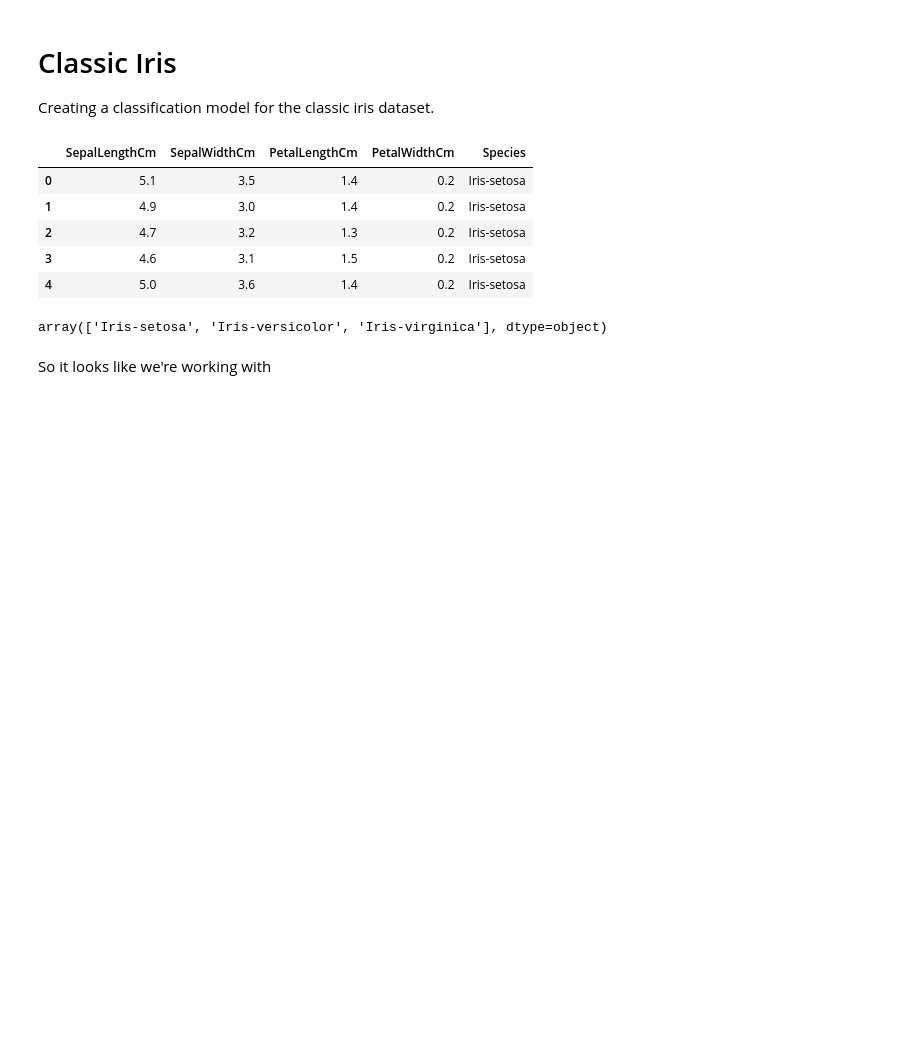
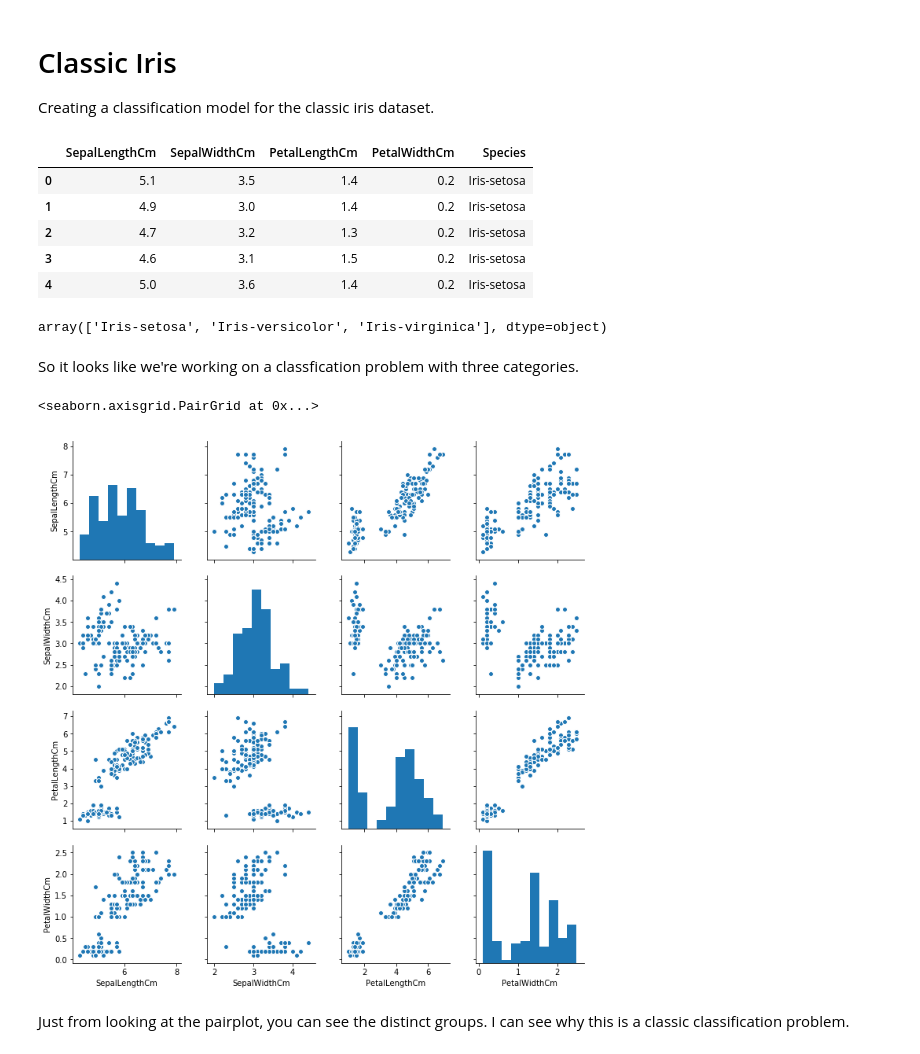
Before and after one commit to gkim98/ClassicIris, a Jupyter notebook: Classic Iris.ipynb, the cells around one changed output. Saved outputs shown, nothing was run; the diff lists cells and outputs as text; code cells hidden in the pictures; blank space fills up the shorter version.

Commit message:
pairplot

```diff
--- a/Classic Iris.ipynb
+++ b/Classic Iris.ipynb
@@ -24,4 +24,11 @@ iris.Species.unique()
 # %% [output]
 array(['Iris-setosa', 'Iris-versicolor', 'Iris-virginica'], dtype=object)
 # %% [markdown]
-So it looks like we're working with
+So it looks like we're working on a classfication problem with three categories.
+# %%
+sns.pairplot(iris)
+# %% [output]
+<seaborn.axisgrid.PairGrid at 0x...>
+[figure, added]
+# %% [markdown]
+Just from looking at the pairplot, you can see the distinct groups. I can see why this is a classic classification problem.
```
